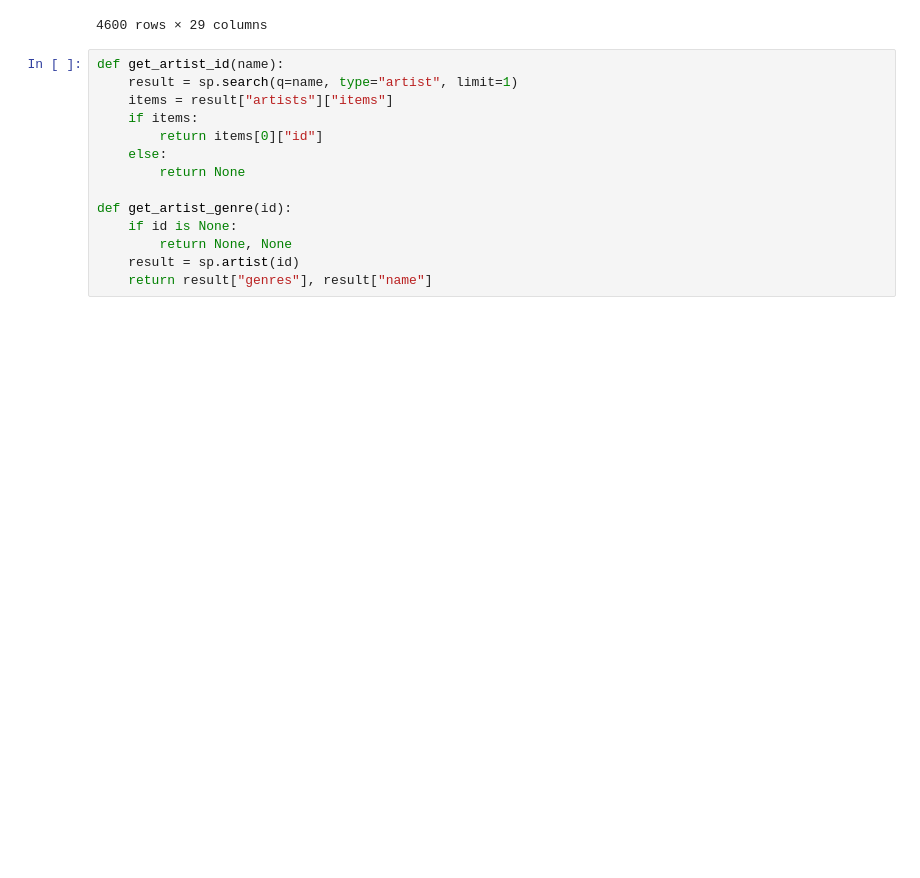
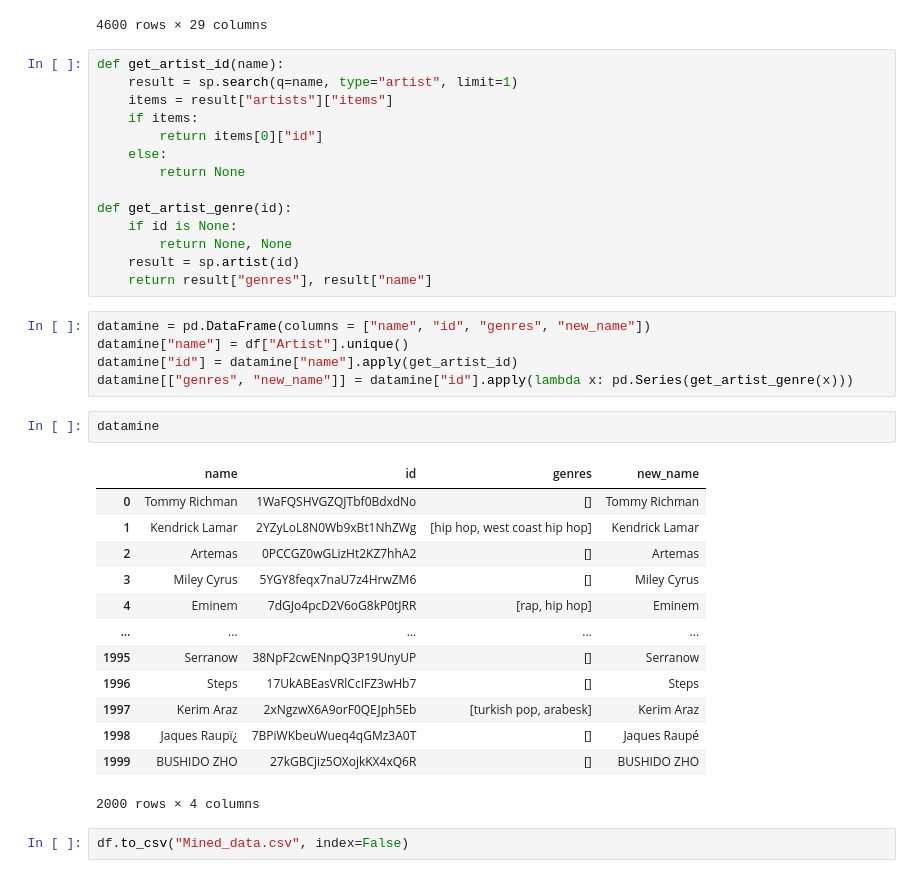
Before and after one commit to martin737373/DataScienceProject, a Jupyter notebook: DataMining.ipynb, the cells around one changed output. Drawn from its saved outputs; the diff is of its cells as text; blank space fills up the shorter version.

Commit message:
Uploading kaggle data

```diff
--- a/DataMining.ipynb
+++ b/DataMining.ipynb
@@ -68,3 +68,26 @@ def get_artist_genre(id):
         return None, None
     result = sp.artist(id)
     return result["genres"], result["name"]
+# %%
+datamine = pd.DataFrame(columns = ["name", "id", "genres", "new_name"])
+datamine["name"] = df["Artist"].unique()
+datamine["id"] = datamine["name"].apply(get_artist_id)
+datamine[["genres", "new_name"]] = datamine["id"].apply(lambda x: pd.Series(get_artist_genre(x)))
+# %%
+datamine
+# %% [output]
+|  | name | id | genres | new_name |
+| 0 | Tommy Richman | 1WaFQSHVGZQJTbf0BdxdNo | [] | Tommy Richman |
+| 1 | Kendrick Lamar | 2YZyLoL8N0Wb9xBt1NhZWg | [hip hop, west coast hip hop] | Kendrick Lamar |
+| 2 | Artemas | 0PCCGZ0wGLizHt2KZ7hhA2 | [] | Artemas |
+| 3 | Miley Cyrus | 5YGY8feqx7naU7z4HrwZM6 | [] | Miley Cyrus |
+| 4 | Eminem | 7dGJo4pcD2V6oG8kP0tJRR | [rap, hip hop] | Eminem |
+| ... | ... | ... | ... | ... |
+| 1995 | Serranow | 38NpF2cwENnpQ3P19UnyUP | [] | Serranow |
+| 1996 | Steps | 17UkABEasVRlCcIFZ3wHb7 | [] | Steps |
+| 1997 | Kerim Araz | 2xNgzwX6A9orF0QEJph5Eb | [turkish pop, arabesk] | Kerim Araz |
+| 1998 | Jaques Raupï¿ | 7BPiWKbeuWueq4qGMz3A0T | [] | Jaques Raupé |
+| 1999 | BUSHIDO ZHO | 27kGBCjiz5OXojkKX4xQ6R | [] | BUSHIDO ZHO |
+2000 rows × 4 columns
+# %%
+df.to_csv("Mined_data.csv", index=False)
```
Also changed, not shown: 1 other file.
